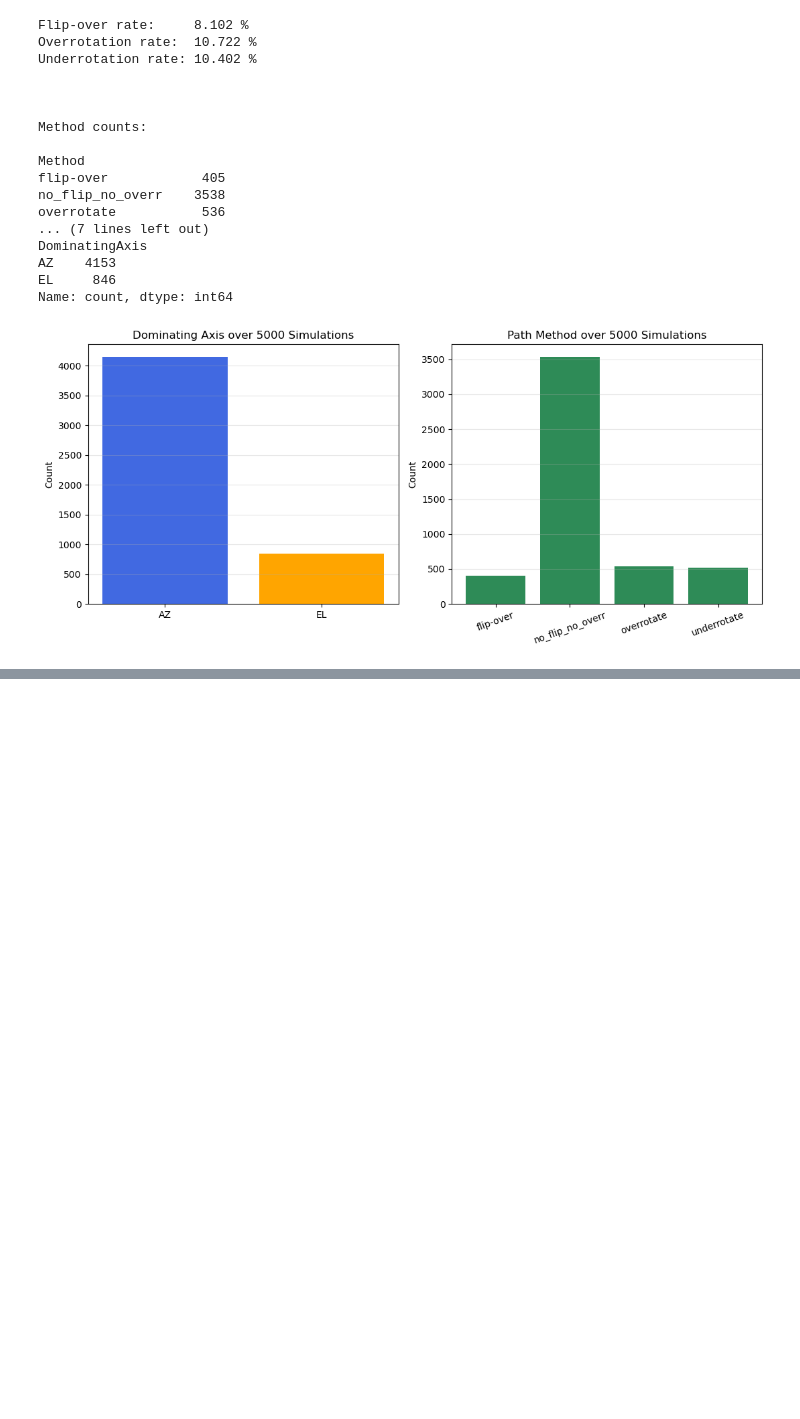
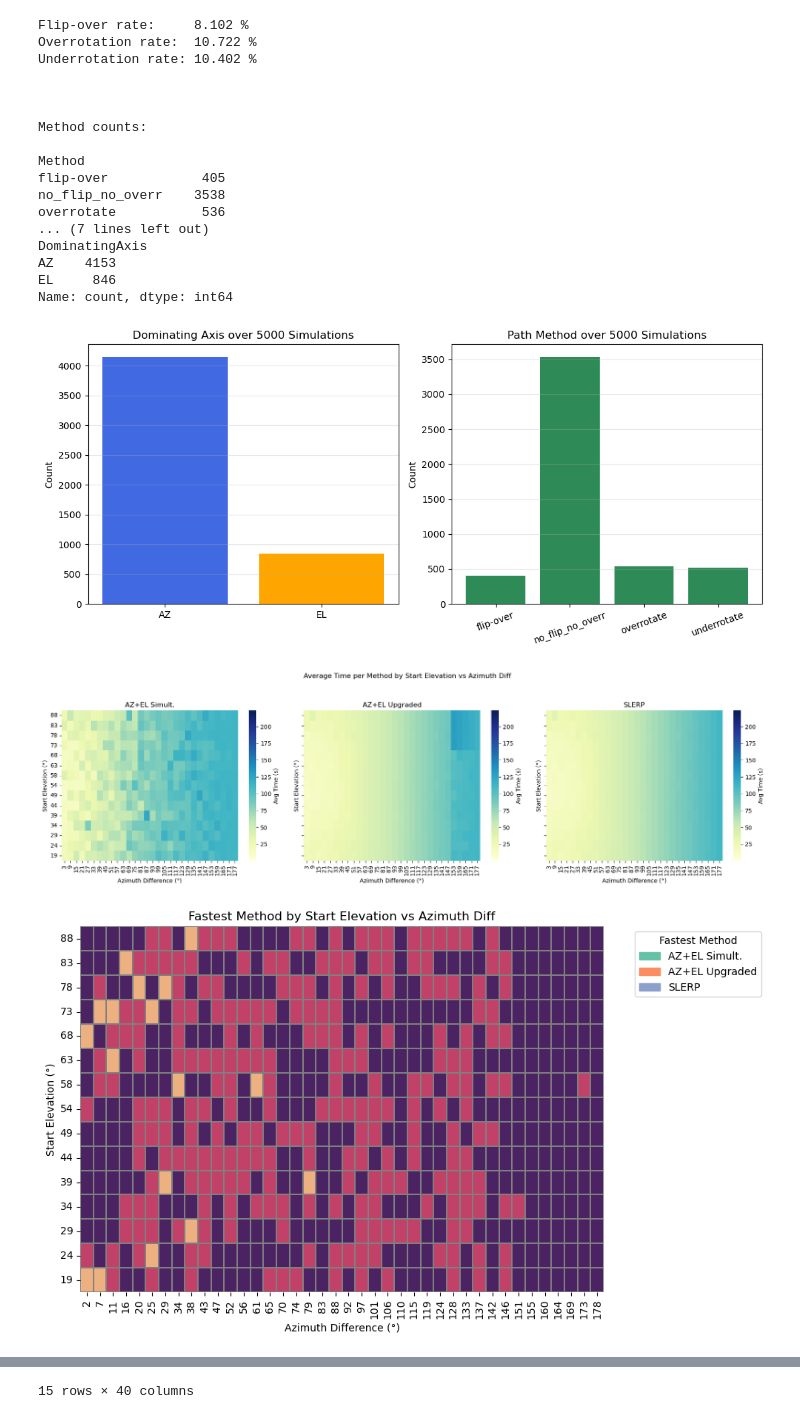
Before and after one commit to S-Wimmer1/Going-the-short-way, a Jupyter notebook: radtel2.0.ipynb, the cells around one changed output, grey strips where cells are left out. Drawn from its saved outputs; the diff is of its cells as text; code cells hidden in the pictures; blank space fills up the shorter version.

```diff
--- a/radtel2.0.ipynb
+++ b/radtel2.0.ipynb
@@ -271,7 +327,6 @@ def choose_path_logic(start: Tuple[float, float],
                          el_flip_thresh: float = 70.0) -> dict:
     az1, el1 = start
     az2, el2 = end
-
 
     # Determine path baseline values
     az_diff_signed = delta_shortest(az1, az2)
@@ -284,15 +339,22 @@ def choose_path_logic(start: Tuple[float, float],
     if near_zenith and big_az:
         return flip_over(start, end, steps)
 
-    elif (az1 + az_diff_signed > 360.0) and (az1 + az_diff_signed <= 540.0):
-        return overrotate(start, end, steps)
+    if (az1 + az_diff_signed > 360.0) and (az1 + az_diff_signed <= 540.0):
+        path = overrotate(start, end)["path"]
+        time = time_from_coords(start, end)
+        return {"name": "overrotate", "diffs": (az_diff_signed, el2 - el1), "time": time, "path": path}
 
-    elif (az1 + az_diff_signed < 0.0) and (az1 + az_diff_signed >= -180.0):
-        return underrotate(start, end, steps)
+    if (az1 + az_diff_signed < 0.0) and (az1 + az_diff_signed >= -180.0):
+        path = underrotate(start, end)["path"]
+        time = time_from_coords(start, end)
+        return {"name": "underrotate", "diffs": (az_diff_signed, el2 - el1), "time": time, "path": path}
 
-    else:
-        # Normal (constrained by limits) movement
-        return normal_path(start, end, steps)
+
+    # Normal (constrained by limits) movement
+    path = normal_path(start, end, steps)["path"]
+    time = time_from_coords(start, end)
+    return {"name": "no_flip_no_overr", "diffs": (az_diff_signed, el2 - el1), "time": time, "path": path}
+
 
 
 
@@ -821,0 +1033,11 @@ Name: count, dtype: int64
+# %%
+N = 10000
+wps = random_waypoints(N)
+
+df_rand = compare_method(wps, steps=500)
+
+triple_method_time_heatmap(df_rand, bins_az=30, bins_el=15)
+fastest_method_heatmap(df_rand, bins_az=40, bins_el=15)
+# %% [output]
+[figure, added]
+[figure, added]
@@ -821,0 +1061 @@ Name: count, dtype: int64
+15 rows × 40 columns
```
Also changed, not shown: parts of 14 cells of this notebook.
